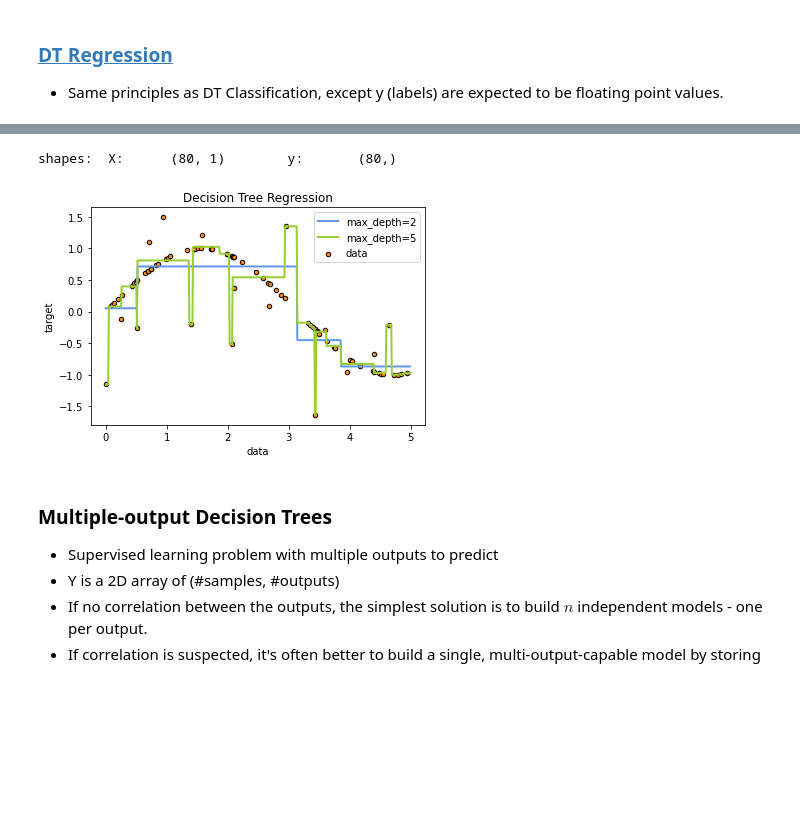
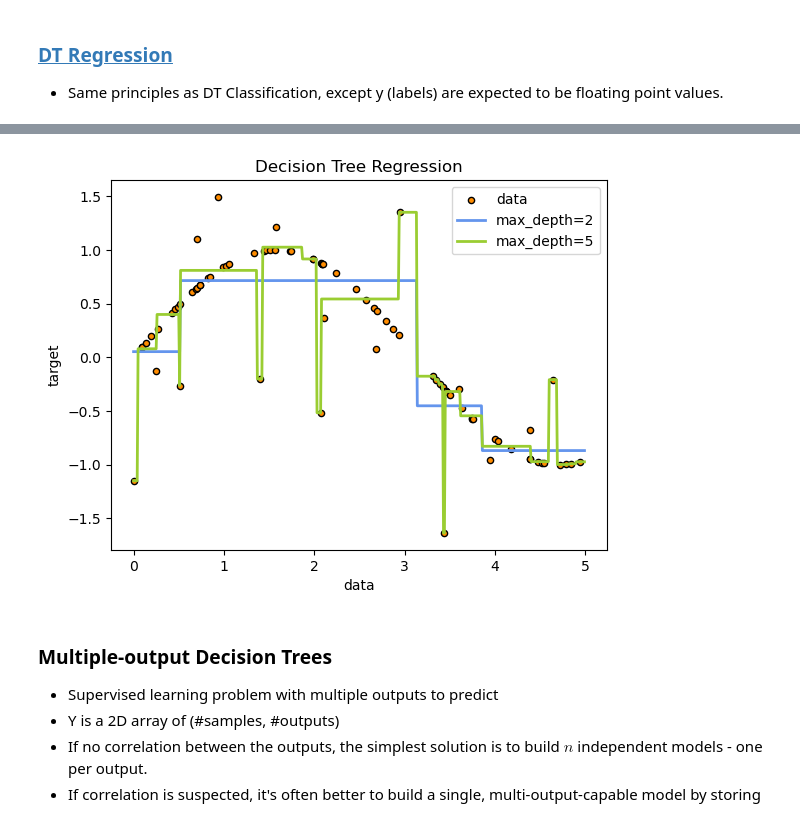
Before and after one commit to bjpcjp/scikit-learn, a Jupyter notebook: 10_decision_trees.ipynb, the cells around one changed output, grey strips where cells are left out. Saved outputs shown, nothing was run; the diff lists cells and outputs as text; code cells hidden in the pictures; blank space fills up the shorter version.

```diff
--- a/10_decision_trees.ipynb
+++ b/10_decision_trees.ipynb
@@ -142,38 +157,35 @@ plt.show()
 # %%
+import matplotlib.pyplot as plt
 import numpy as np
 from sklearn.tree import DecisionTreeRegressor as DTR
-import matplotlib.pyplot as plt
 
-# Create a noisy sinusoidal dataset
+# dataset = noisy sine wave
 rng = np.random.RandomState(1)
 X = np.sort(5 * rng.rand(80, 1), axis=0)
 y = np.sin(X).ravel()
-
-print("shapes:\t X:\t",X.shape,"\ty:\t",y.shape)
-
 y[::5] += 3 * (0.5 - rng.rand(16))
 
 # Fit regression model
 regr_1 = DTR(max_depth=2); regr_1.fit(X, y)
 regr_2 = DTR(max_depth=5); regr_2.fit(X, y)
 
 # Predict
 X_test = np.arange(0.0, 5.0, 0.01)[:, np.newaxis]
 y_1 = regr_1.predict(X_test)
 y_2 = regr_2.predict(X_test)
 
 # Plot the results
 plt.figure()
 plt.scatter(X, y, s=20, edgecolor="black", c="darkorange", label="data")
 plt.plot(X_test, y_1, color="cornflowerblue", label="max_depth=2", linewidth=2)
-plt.plot(X_test, y_2, color="yellowgreen",    label="max_depth=5", linewidth=2)
-
-plt.xlabel("data"); plt.ylabel("target"); plt.title("Decision Tree Regression")
+plt.plot(X_test, y_2, color="yellowgreen", label="max_depth=5", linewidth=2)
+plt.xlabel("data")
+plt.ylabel("target")
+plt.title("Decision Tree Regression")
 plt.legend()
 plt.show()
 # %% [output]
-shapes:  X:      (80, 1)        y:       (80,)
-[figure, old version]
+[figure, new version]
 # %% [markdown]
 ### Multiple-output Decision Trees
 - Supervised learning problem with multiple outputs to predict
```
Also changed, not shown: parts of 35 cells of this notebook, 1 other file.
